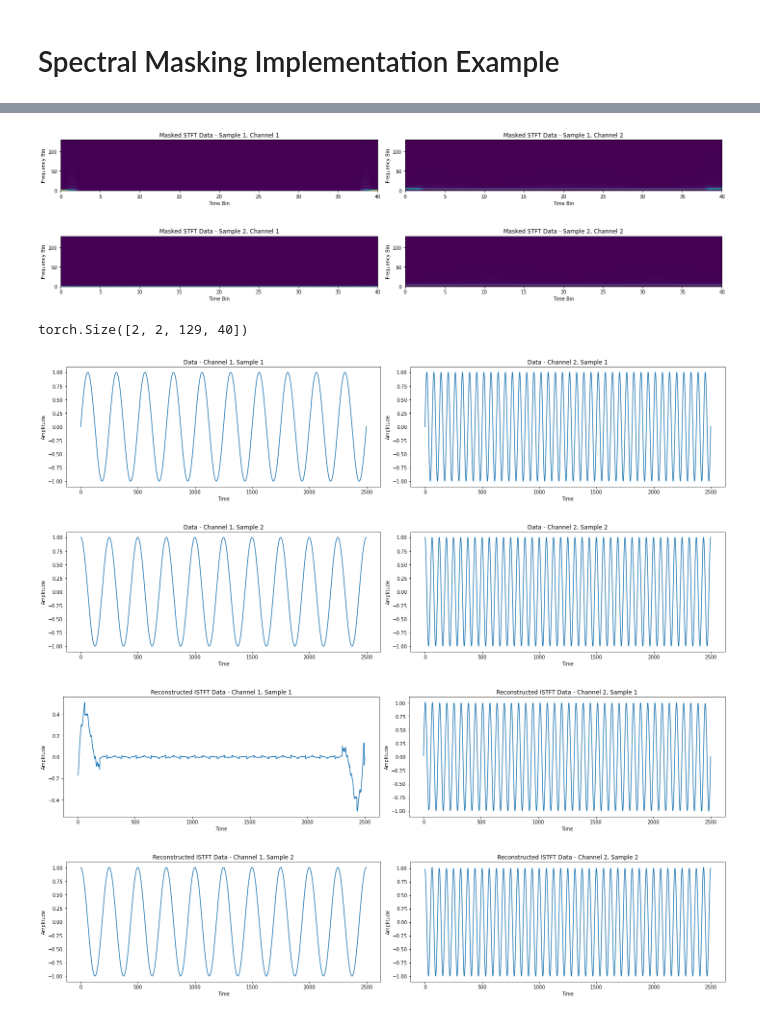
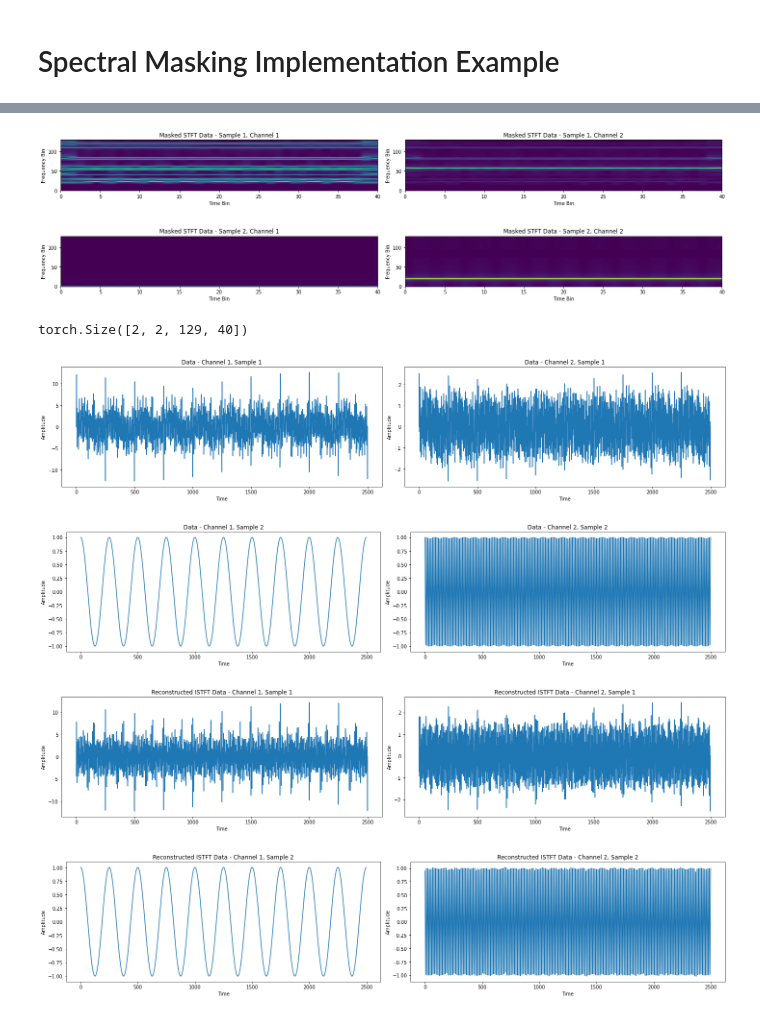
Before and after one commit to leekichang/TMTECG, a Jupyter notebook: ops/spectral_masking.ipynb, the cells around one changed output, grey strips where cells are left out. Saved outputs shown, nothing was run; the diff lists cells and outputs as text; code cells hidden in the pictures.

Commit message:
add randomness in spectral masking

```diff
--- a/ops/spectral_masking.ipynb
+++ b/ops/spectral_masking.ipynb
@@ -41,11 +41,14 @@ num_samples = 2
 num_channels = 2
 num_data_points = 2500
 data = torch.zeros(num_samples, num_channels, num_data_points)
-data[0, 0] = torch.sin(torch.linspace(0, 2*torch.pi * 10, steps=num_data_points))
-data[0, 1] = torch.sin(torch.linspace(0, 2*torch.pi*4 * 10, steps=num_data_points))
+import random
+for i in range(1,20):
+    j = random.randint(1, 128)
+    data[0, 0] += torch.sin(torch.linspace(0, 2*torch.pi * j * 10, steps=num_data_points))
+    data[0, 1] += (1/i)*torch.sin(torch.linspace(0, 2*torch.pi*j * 10, steps=num_data_points))
 
-data[1, 0] = torch.cos(torch.linspace(0, 2*(torch.pi) * 10, steps=num_data_points))
-data[1, 1] = torch.cos(torch.linspace(0, 2*(torch.pi*4) * 10, steps=num_data_points))
+    data[1, 0] = torch.cos(torch.linspace(0, 2*(torch.pi) * 10, steps=num_data_points))
+    data[1, 1] = torch.cos(torch.linspace(0, 2*(torch.pi*i) * 10, steps=num_data_points))
 
 
 # STFT 계산 및 시각화
@@ -73,5 +76,5 @@ plot_time_series(istft_data_, "ISTFT Data")
 # %%
-def random_time_masking(stft_data, max_masked_bins=10):
+def random_time_masking(stft_data, max_masked_bins=1, mask_size=5):
     masked_stft_data = stft_data.clone()
     num_samples, num_channels, freq_bins, time_bins = stft_data.shape
 
@@ -79,7 +82,9 @@ def random_time_masking(stft_data, max_masked_bins=10):
         for j in range(num_channels):
             num_masked_bins = np.random.randint(0, max_masked_bins + 1)
             masked_bins = np.random.choice(time_bins, num_masked_bins, replace=False)
-            masked_stft_data[i, j, :, masked_bins] = 0.0
+            for bin_idx in masked_bins:
+                bin_range = range(max(0, bin_idx - mask_size), min(time_bins, bin_idx + mask_size + 1))
+                masked_stft_data[i, j, :, bin_range] = 0.0
 
     return masked_stft_data
 
@@ -108,39 +113,41 @@ torch.Size([2, 2, 129, 40])
 # %%
-def random_frequency_masking(stft_data, max_masked_bins=10):
+def random_frequency_masking(stft_data, max_masked_bins=2, mask_size=10):
     masked_stft_data = stft_data.clone()
     num_samples, num_channels, freq_bins, time_bins = stft_data.shape
 
     for i in range(num_samples):
         for j in range(num_channels):
-            num_masked_bins = np.random.randint(0, max_masked_bins + 1)
+            num_masked_bins = np.random.randint(1, max_masked_bins + 1)
             masked_bins = np.random.choice(freq_bins, num_masked_bins, replace=False)
-            masked_stft_data[i, j, masked_bins, :] = 0.0
+            for bin_idx in masked_bins:
+                bin_range = range(max(0, bin_idx - mask_size), min(freq_bins, bin_idx + mask_size + 1))
+                masked_stft_data[i, j, bin_range, :] = 0.0
 
     return masked_stft_data
 
 
 # 주파수 축 마스킹
 masked_stft_data = random_frequency_masking(stft_data)
 plot_stft(masked_stft_data, "Masked STFT Data")
 print(masked_stft_data.shape)
 
 # 마스킹된 STFT 데이터를 ISTFT로 변환하여 복원
 istft_data = torch.istft(masked_stft_data.view(-1, masked_stft_data.shape[-2], masked_stft_data.shape[-1]),
                             n_fft=256, hop_length=64, win_length=256)
 
 istft_data = istft_data.view(num_samples, num_channels, istft_data.shape[-1])
 
 _, _, S  = istft_data.shape
 istft_data_ = copy.deepcopy(data)
 istft_data_[:, :, :S] = istft_data
 
 plot_time_series(data, "Data")
 plot_time_series(istft_data_, "Reconstructed ISTFT Data")
 # %% [output]
-[figure, old version]
+[figure, new version]
-[figure, old version]
+[figure, new version]
 torch.Size([2, 2, 129, 40])
-[figure, old version]
+[figure, new version]
-[figure, old version]
+[figure, new version]
-[figure, old version]
+[figure, new version]
-[figure, old version]
+[figure, new version]
```
Also changed, not shown: parts of 2 cells of this notebook, 2 other files.
